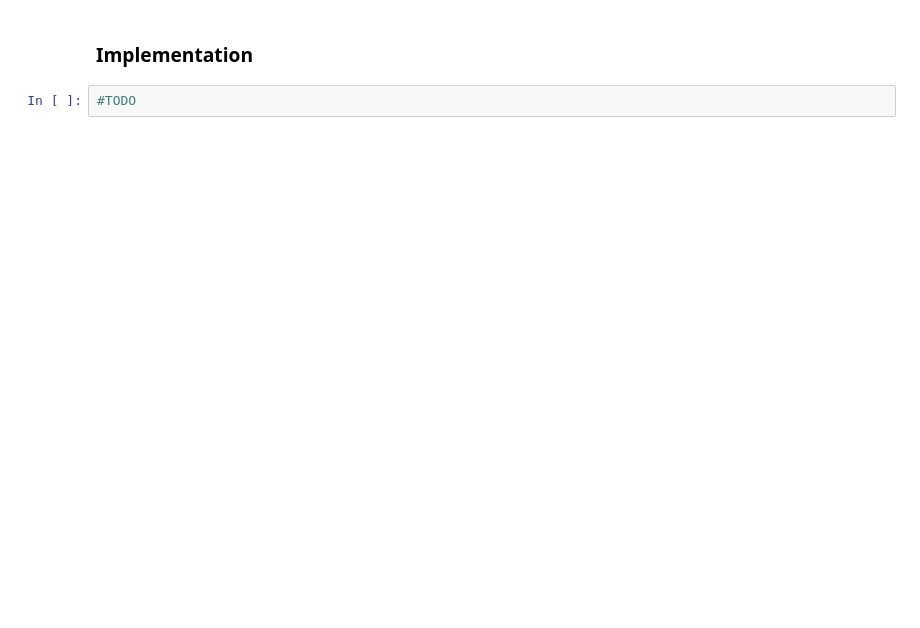
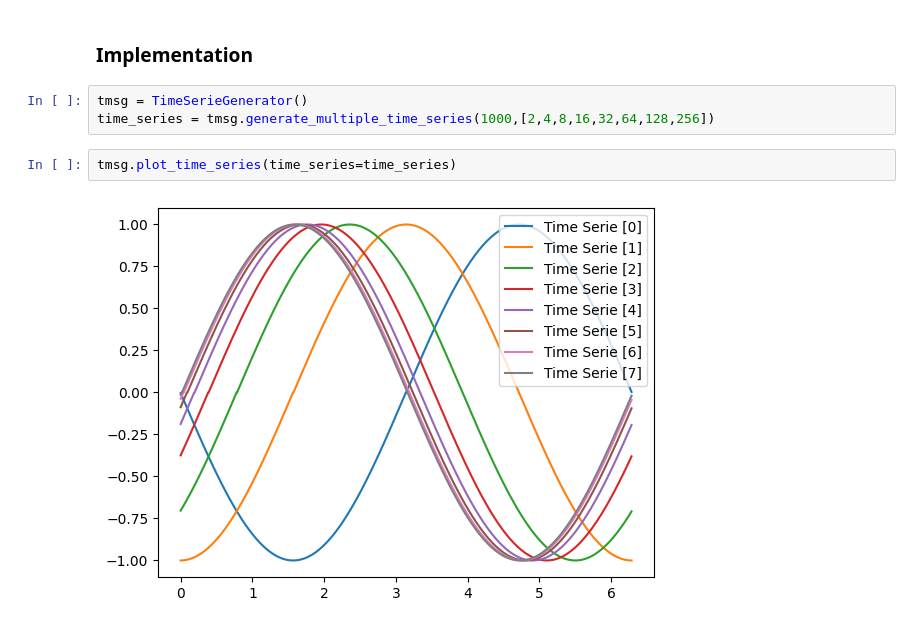
Before and after one commit to CristoferSilva/SyntheticTimeSeriesDataset, a Jupyter notebook: syntheticTimeSeriesDataset.ipynb, the cells around one changed output. Drawn from its saved outputs; the diff is of its cells as text; blank space fills up the shorter version.

Commit message:
Add time series generator

```diff
--- a/syntheticTimeSeriesDataset.ipynb
+++ b/syntheticTimeSeriesDataset.ipynb
@@ -16,4 +22,9 @@
 # %% [markdown]
 ### Implementation
-# %%
-#TODO
+# %%
+tmsg = TimeSerieGenerator()
+time_series = tmsg.generate_multiple_time_series(1000,[2,4,8,16,32,64,128,256])
+# %%
+tmsg.plot_time_series(time_series=time_series)
+# %% [output]
+[figure, added]
```
Also changed, not shown: parts of 3 cells of this notebook, 1 other file.
